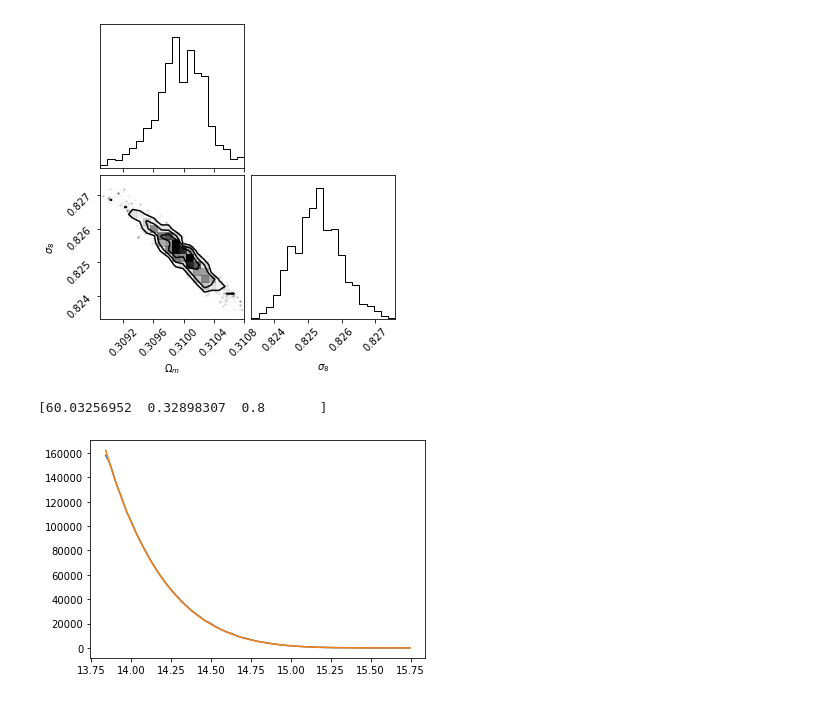
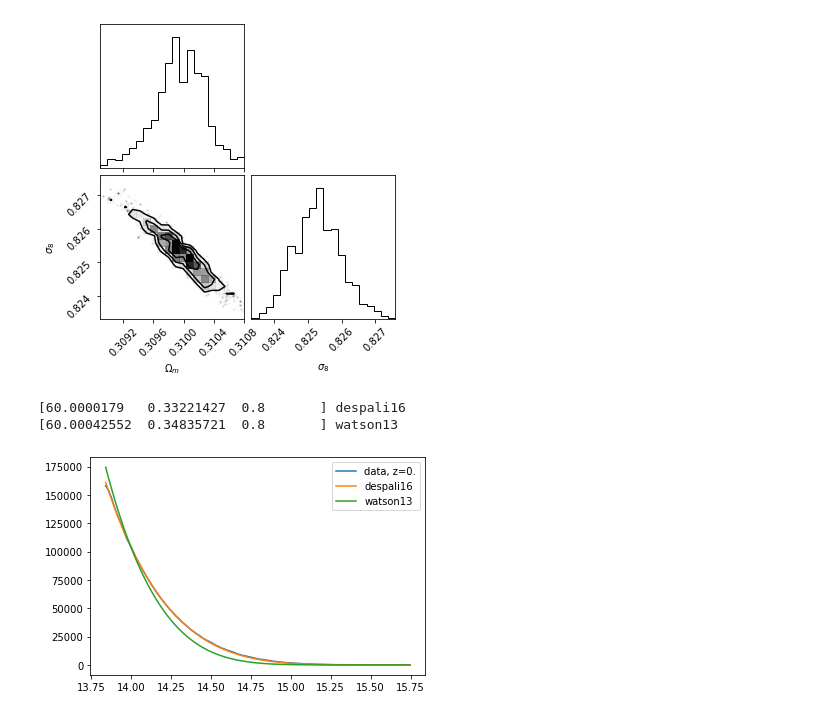
Before and after one commit to AleOzmandis22/Abilita-Informatiche, a Jupyter notebook: Progetto_Abilita_Informatiche.ipynb, the cells around one changed output. Drawn from its saved outputs; the diff is of its cells as text; code cells hidden in the pictures.

```diff
--- a/Progetto_Abilita_Informatiche.ipynb
+++ b/Progetto_Abilita_Informatiche.ipynb
@@ -223,34 +223,46 @@ fig = corner.corner(flat_samples, labels=labels)
 # %%
 # Now we do the same fit for the other 4 catalogues
 a1 = np.load('converted_catalog_z0.000_mock0001.npz') # Import the FIRST catalog and read through it
 xmin1 = np.min(a1['mass'])
 xmax1 = np.max(a1['mass'])
 BoxVolume1 = np.amax(a1['pos'])**3.
 
 bin_heights, bin_borders = np.histogram(np.log10(a1['mass']), bins=101, range = (np.log10(xmin1), np.log10(xmax1) ), density = False)
 bin_widths = np.diff(bin_borders)
 bin_centers = bin_borders[:-1] + bin_widths / 2
 
 size1 = bin_widths[0]
 # Let us perform a preliminary fit
-def func(x, c1, c2, c3):
+def func1(x, c1, c2, c3):
     params = {'flat': True, 'H0': c1, 'Om0': c2, 'Ob0': 0.049,'sigma8': c3, 'ns': 0.95} # This sets a customized cosmology
     cosmology.addCosmology('myCosmofit', params)
     cosmo = cosmology.setCosmology('myCosmofit')
     mfunc_so = BoxVolume1*size1*(1./np.log10(np.e))*mass_function.massFunction(x, 0.0, mdef = 'vir', model = 'despali16', q_out = 'dndlnM')
     return mfunc_so
 
+def func1(x, c1, c2, c3):
+    params = {'flat': True, 'H0': c1, 'Om0': c2, 'Ob0': 0.049,'sigma8': c3, 'ns': 0.95} # This sets a customized cosmology
+    cosmology.addCosmology('myCosmofit', params)
+    cosmo = cosmology.setCosmology('myCosmofit')
+    mfunc_so = BoxVolume1*size1*(1./np.log10(np.e))*mass_function.massFunction(x, 0., mdef = 'vir', model = 'watson13', q_out = 'dndlnM')
+    return mfunc_so
+
 
 xdata1 = 10**(bin_centers)
 ydata1 = bin_heights
 
-popt, pcov = curve_fit(func, xdata1, ydata1, p0=[ 67, 0.3, 0.8], bounds=([60, 0.1, 0.1],[70, 1., 1.])) # Input params and bounds
+popt, pcov = curve_fit(func1, xdata1, ydata1, p0=[ 67, 0.3, 0.8], bounds=([60, 0.1, 0.1],[70, 0.8, 1.])) # Input params and bounds
+print(popt, 'despali16')
+plt.plot(np.log10(xdata1), ydata1, label='data, z=0.')
+plt.plot(np.log10(xdata1), func1(xdata1, popt[0],popt[1], popt[2]), label='despali16') # Improvement needed, something starnge is happening
 
-print(popt) # Plot of estimated parameters (Terrible!)
+popt, pcov = curve_fit(func2, xdata1, ydata1, p0=[ 67, 0.3, 0.8], bounds=([60, 0.1, 0.1],[70, 0.8, 1.])) # Input params and bounds
+print(popt, 'watson13')
+plt.plot(np.log10(xdata1), func2(xdata1, popt[0],popt[1], popt[2]), label='watson13') # Improvement needed, something starnge is happening
+plt.legend()
 
-plt.plot(np.log10(xdata1), ydata1)
-plt.plot(np.log10(xdata1), func(xdata1, popt[0],popt[1], popt[2])) # Improvement needed, something starnge is happening
 plt.show()
 # %% [output]
-[60.03256952  0.32898307  0.8       ]
+[60.0000179   0.33221427  0.8       ] despali16
+[60.00042552  0.34835721  0.8       ] watson13
-[figure, old version]
+[figure, new version]
```
Also changed, not shown: parts of 20 cells of this notebook.
